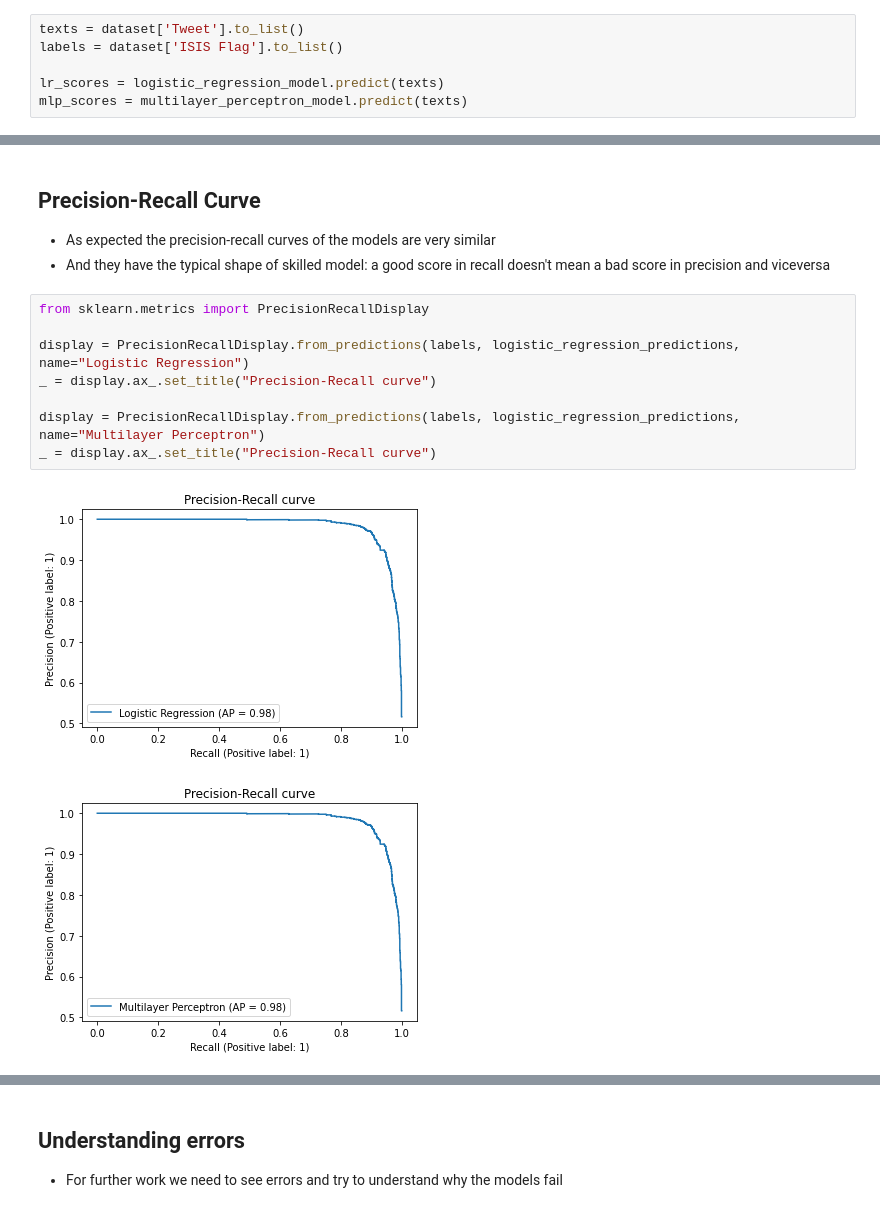
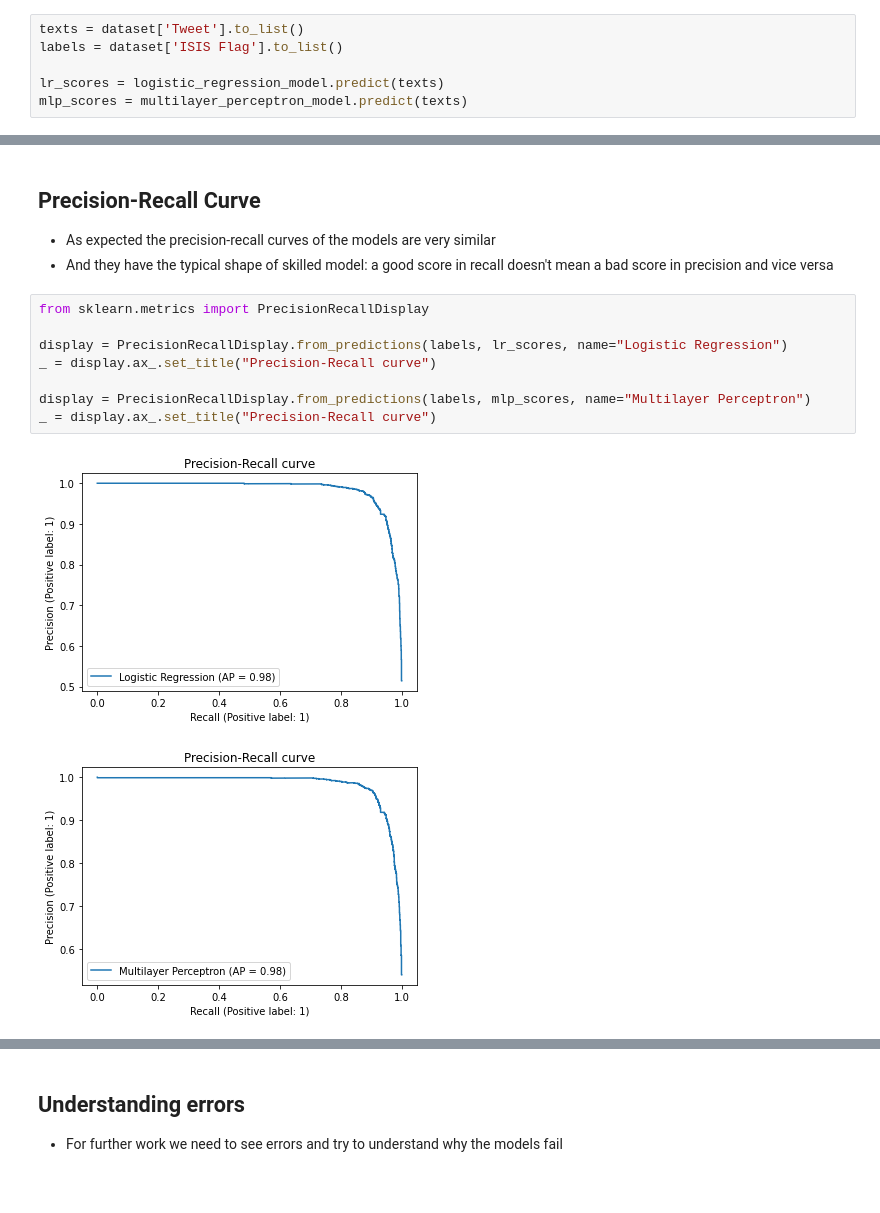
Before and after one commit to benjaminramirezg/nlp_exercise, a Jupyter notebook: notebooks/model_evaluation.ipynb, the cells around one changed output, grey strips where cells are left out. Cells and saved outputs as stored; diff of their text form.

```diff
--- a/notebooks/model_evaluation.ipynb
+++ b/notebooks/model_evaluation.ipynb
@@ -99,15 +97,15 @@ f1:         0.936355169202111 0.9338374291115311
 # %% [markdown]
 ## Precision-Recall Curve
 - As expected the precision-recall curves of the models are very similar
-- And they have the typical shape of skilled model: a good score in recall doesn't mean a bad score in precision and viceversa
+- And they have the typical shape of skilled model: a good score in recall doesn't mean a bad score in precision and vice versa
 # %%
 from sklearn.metrics import PrecisionRecallDisplay
 
-display = PrecisionRecallDisplay.from_predictions(labels, logistic_regression_predictions, name="Logistic Regression")
+display = PrecisionRecallDisplay.from_predictions(labels, lr_scores, name="Logistic Regression")
 _ = display.ax_.set_title("Precision-Recall curve")
 
-display = PrecisionRecallDisplay.from_predictions(labels, logistic_regression_predictions, name="Multilayer Perceptron")
+display = PrecisionRecallDisplay.from_predictions(labels, mlp_scores, name="Multilayer Perceptron")
 _ = display.ax_.set_title("Precision-Recall curve")
 # %% [output]
 [figure]
-[figure, old version]
+[figure, new version]
```
Also changed, not shown: parts of 12 cells of this notebook, 1 other file.
